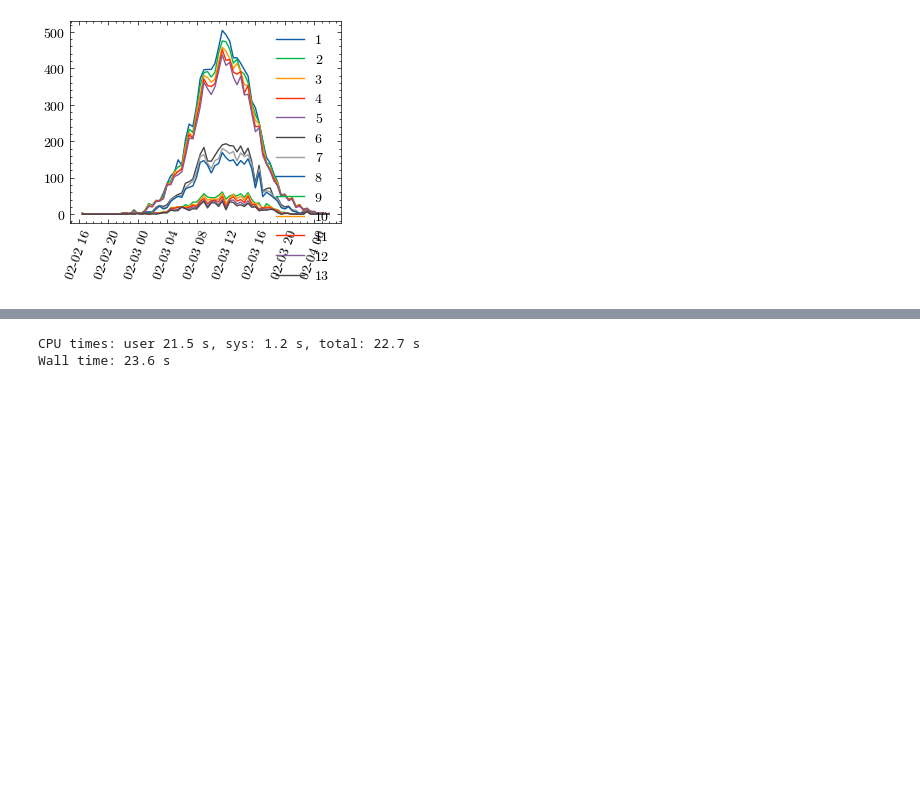
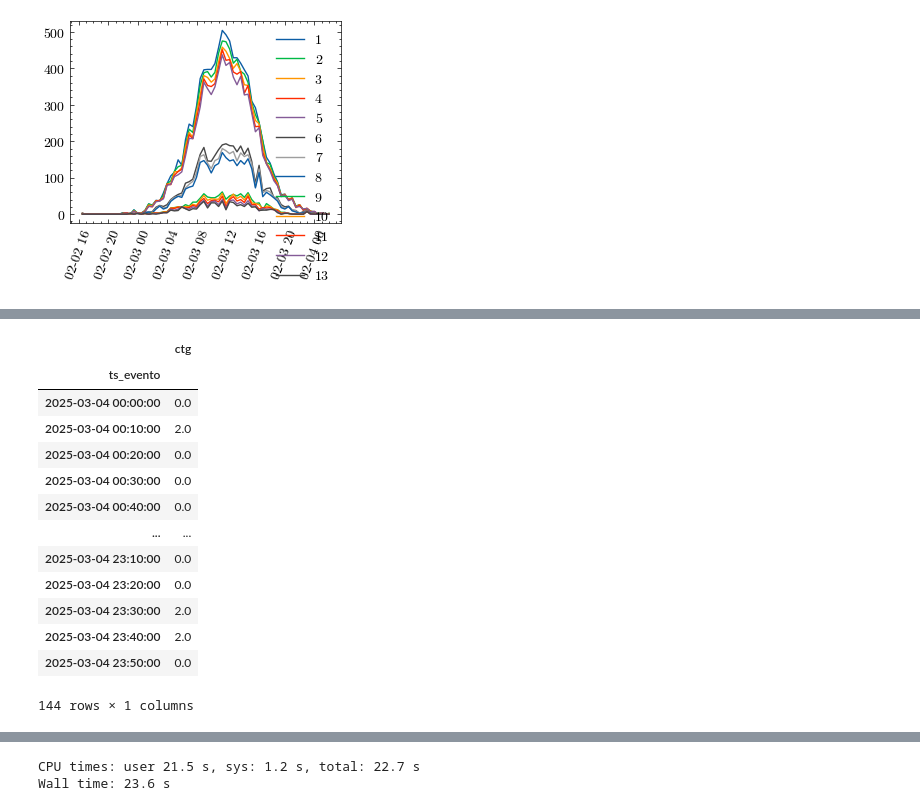
Before and after one commit to vinmir/workshop-gecap2, a Jupyter notebook: nb/poc_dados.ipynb, the cells around one changed output, grey strips where cells are left out. Saved outputs shown, nothing was run; the diff lists cells and outputs as text; code cells hidden in the pictures; blank space fills up the shorter version.

```diff
--- a/nb/poc_dados.ipynb
+++ b/nb/poc_dados.ipynb
@@ -247,0 +293,17 @@ IndexError: Too many levels: Index has only 2 levels, not 3
+# %%
+df_graf.loc['2025-03-04':'2025-03-04',:,'2.1.9',:,1].groupby(level=[0,4]).sum().droplevel(1)
+# %% [output]
+|  | ctg |
+| ts_evento |  |
+| 2025-03-04 00:00:00 | 0.0 |
+| 2025-03-04 00:10:00 | 2.0 |
+| 2025-03-04 00:20:00 | 0.0 |
+| 2025-03-04 00:30:00 | 0.0 |
+| 2025-03-04 00:40:00 | 0.0 |
+| ... | ... |
+| 2025-03-04 23:10:00 | 0.0 |
+| 2025-03-04 23:20:00 | 0.0 |
+| 2025-03-04 23:30:00 | 2.0 |
+| 2025-03-04 23:40:00 | 2.0 |
+| 2025-03-04 23:50:00 | 0.0 |
+144 rows × 1 columns
```
Also changed, not shown: parts of 16 cells of this notebook, 4 other files.
